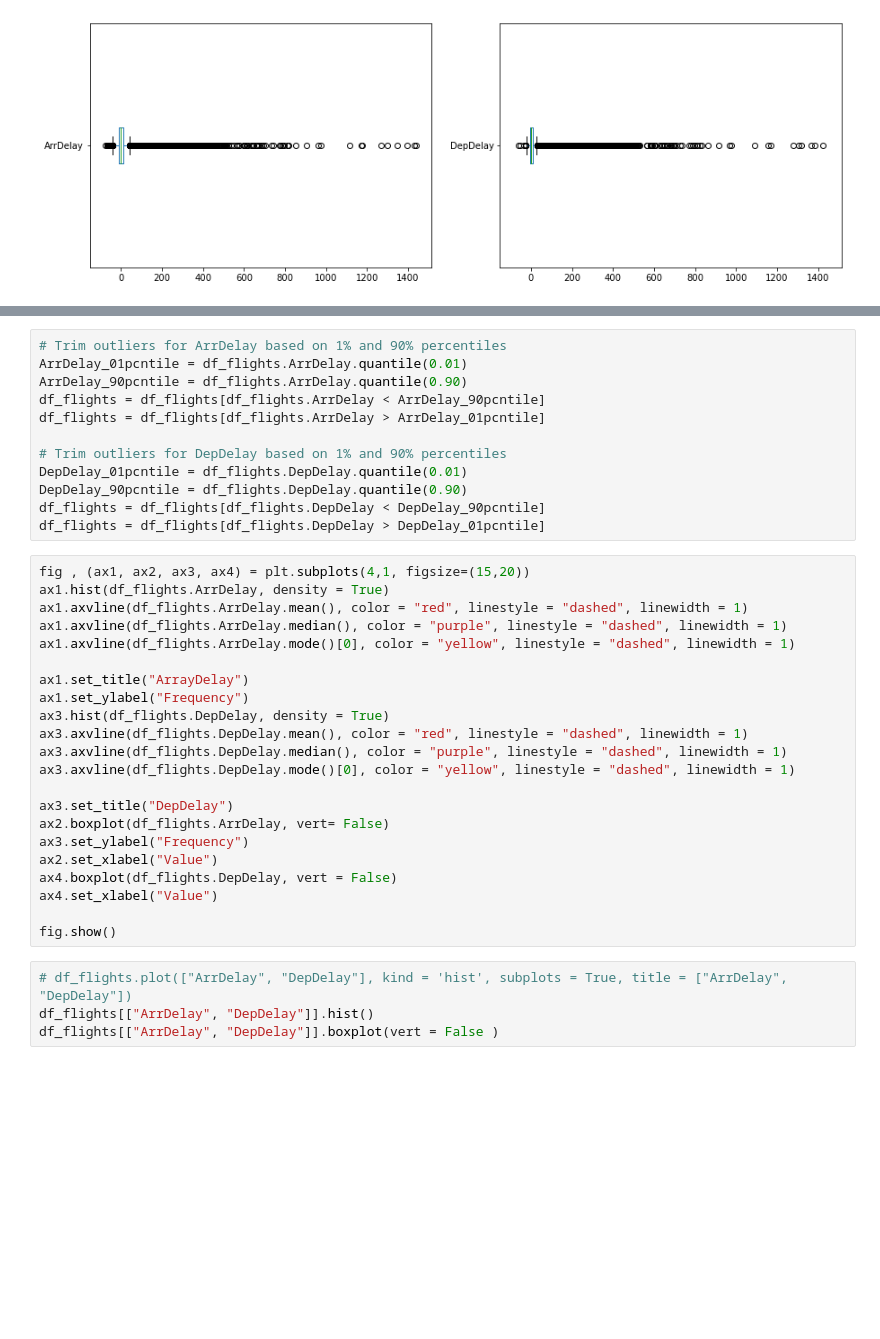
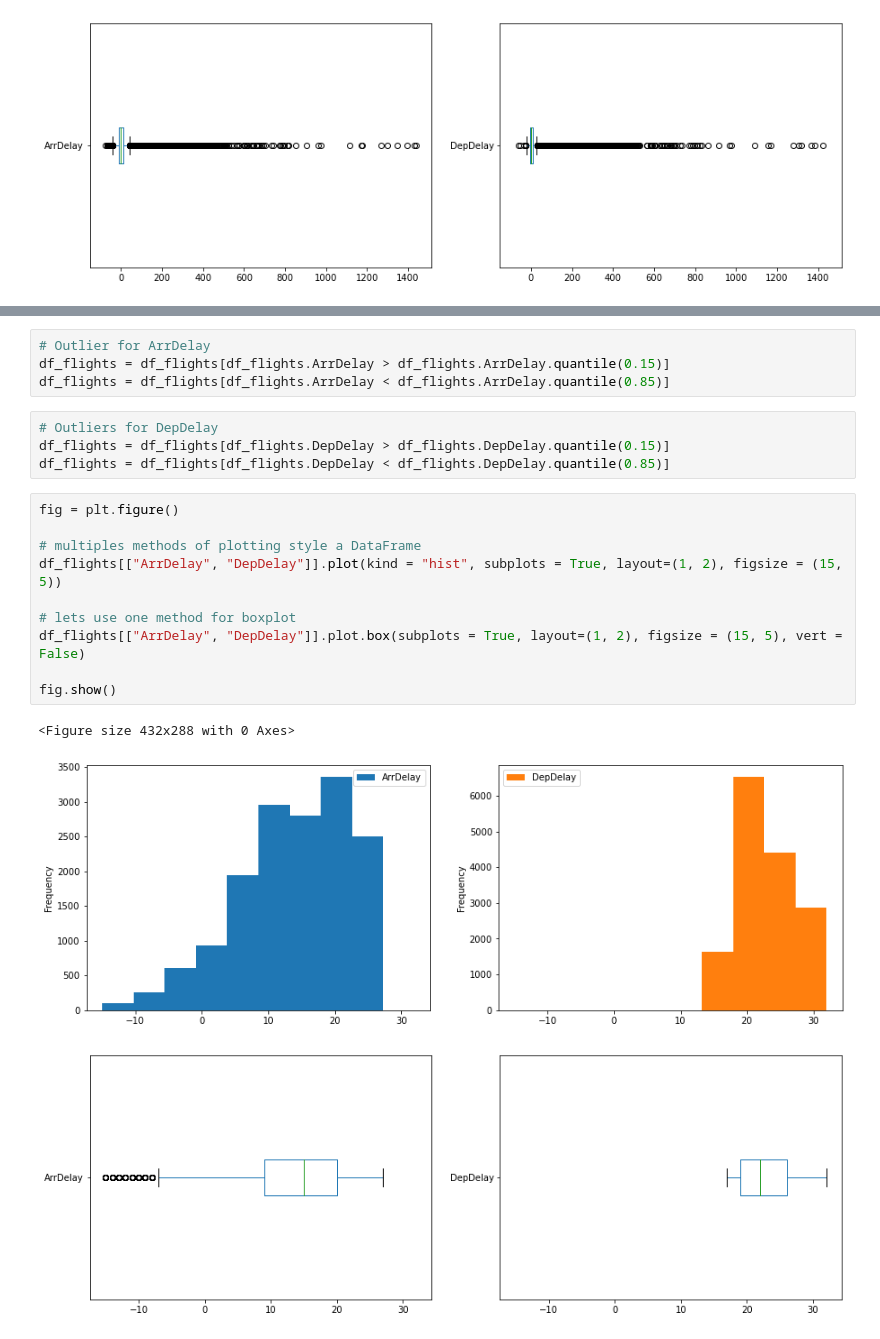
Before and after one commit to vivien-DSA/ml-basics, a Jupyter notebook: challenges/01 - Flights Challenge and my Solution.ipynb, the cells around one changed output, grey strips where cells are left out. Saved outputs shown, nothing was run; the diff lists cells and outputs as text; blank space fills up the shorter version.

Commit message:
flight comple

```diff
--- a/challenges/01 - Flights Challenge and my Solution.ipynb
+++ b/challenges/01 - Flights Challenge and my Solution.ipynb
@@ -188,38 +189,22 @@ df_flights.hist?
-# %%
-# Trim outliers for ArrDelay based on 1% and 90% percentiles
-ArrDelay_01pcntile = df_flights.ArrDelay.quantile(0.01)
-ArrDelay_90pcntile = df_flights.ArrDelay.quantile(0.90)
-df_flights = df_flights[df_flights.ArrDelay < ArrDelay_90pcntile]
-df_flights = df_flights[df_flights.ArrDelay > ArrDelay_01pcntile]
-
-# Trim outliers for DepDelay based on 1% and 90% percentiles
-DepDelay_01pcntile = df_flights.DepDelay.quantile(0.01)
-DepDelay_90pcntile = df_flights.DepDelay.quantile(0.90)
-df_flights = df_flights[df_flights.DepDelay < DepDelay_90pcntile]
-df_flights = df_flights[df_flights.DepDelay > DepDelay_01pcntile]
-# %%
-fig , (ax1, ax2, ax3, ax4) = plt.subplots(4,1, figsize=(15,20))
-ax1.hist(df_flights.ArrDelay, density = True)
-ax1.axvline(df_flights.ArrDelay.mean(), color = "red", linestyle = "dashed", linewidth = 1)
-ax1.axvline(df_flights.ArrDelay.median(), color = "purple", linestyle = "dashed", linewidth = 1)
-ax1.axvline(df_flights.ArrDelay.mode()[0], color = "yellow", linestyle = "dashed", linewidth = 1)
-
-ax1.set_title("ArrayDelay")
-ax1.set_ylabel("Frequency")
-ax3.hist(df_flights.DepDelay, density = True)
-ax3.axvline(df_flights.DepDelay.mean(), color = "red", linestyle = "dashed", linewidth = 1)
-ax3.axvline(df_flights.DepDelay.median(), color = "purple", linestyle = "dashed", linewidth = 1)
-ax3.axvline(df_flights.DepDelay.mode()[0], color = "yellow", linestyle = "dashed", linewidth = 1)
-
-ax3.set_title("DepDelay")
-ax2.boxplot(df_flights.ArrDelay, vert= False)
-ax3.set_ylabel("Frequency")
-ax2.set_xlabel("Value")
-ax4.boxplot(df_flights.DepDelay, vert = False)
-ax4.set_xlabel("Value")
-
-fig.show()
-# %%
-# df_flights.plot(["ArrDelay", "DepDelay"], kind = 'hist', subplots = True, title = ["ArrDelay", "DepDelay"])
-df_flights[["ArrDelay", "DepDelay"]].hist()
-df_flights[["ArrDelay", "DepDelay"]].boxplot(vert = False )
+# %%
+# Outlier for ArrDelay
+df_flights = df_flights[df_flights.ArrDelay > df_flights.ArrDelay.quantile(0.15)]
+df_flights = df_flights[df_flights.ArrDelay < df_flights.ArrDelay.quantile(0.85)]
+# %%
+# Outliers for DepDelay
+df_flights = df_flights[df_flights.DepDelay > df_flights.DepDelay.quantile(0.15)]
+df_flights = df_flights[df_flights.DepDelay < df_flights.DepDelay.quantile(0.85)]
+# %%
+fig = plt.figure()
+
+# multiples methods of plotting style a DataFrame
+df_flights[["ArrDelay", "DepDelay"]].plot(kind = "hist", subplots = True, layout=(1, 2), figsize = (15, 5))
+
+# lets use one method for boxplot
+df_flights[["ArrDelay", "DepDelay"]].plot.box(subplots = True, layout=(1, 2), figsize = (15, 5), vert = False)
+
+fig.show()
+# %% [output]
+<Figure size 432x288 with 0 Axes>
+[figure, added]
+[figure, added]
```
Also changed, not shown: parts of 26 cells of this notebook, 3 other files.
